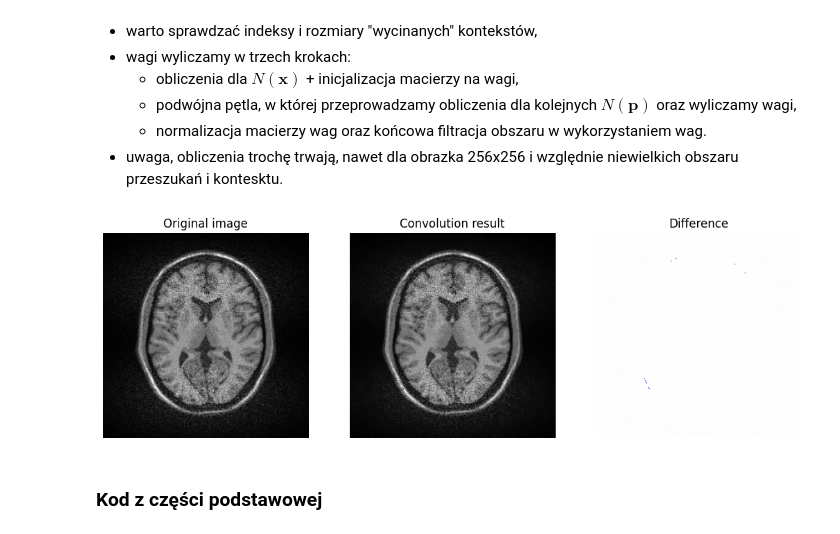
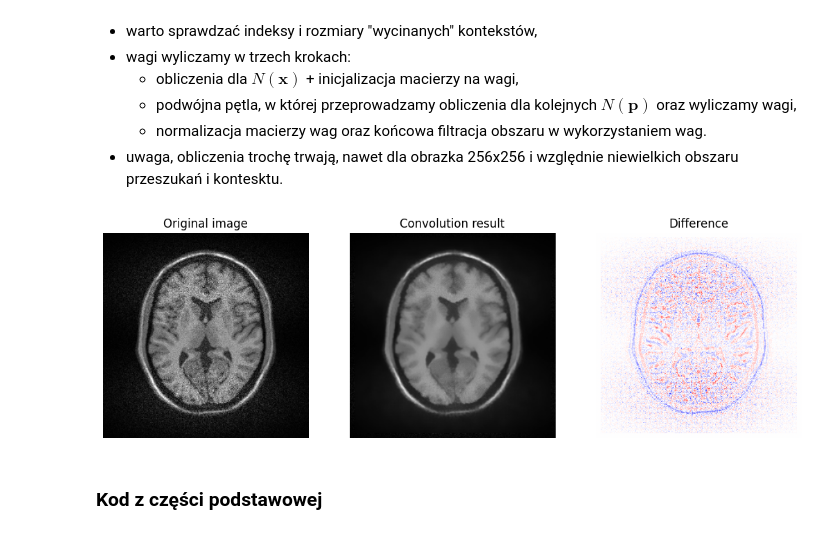
Before and after one commit to Nepommuck/Digital-Image-Processing, a Jupyter notebook: src/lab10/10_bilateral_hw.ipynb, the cells around one changed output. Drawn from its saved outputs; the diff is of its cells as text; code cells hidden in the pictures.

```diff
--- a/lab10/07_bilateral_hw.ipynb
+++ b/src/lab10/10_bilateral_hw.ipynb
@@ -208,12 +208,12 @@ def nonlocal_convolution(
     return np.round(result_image).astype(np.uint8)
 # %%
 convoluted_image = nonlocal_convolution(
-    image=noisy2_image, window_size=11, context_size=3, alpha=1.0, sigma=1.0
+    image=noisy2_image, window_size=11, context_size=3, alpha=2.0, sigma=2.0
 )
 
 present_image_difference(noisy2_image, convoluted_image)
 # %% [output]
-[figure, old version]
+[figure, new version]
 # %% [markdown]
 ### Kod z części podstawowej
 # %%
```
Also changed, not shown: parts of 1 cell of this notebook, 3 other files.
